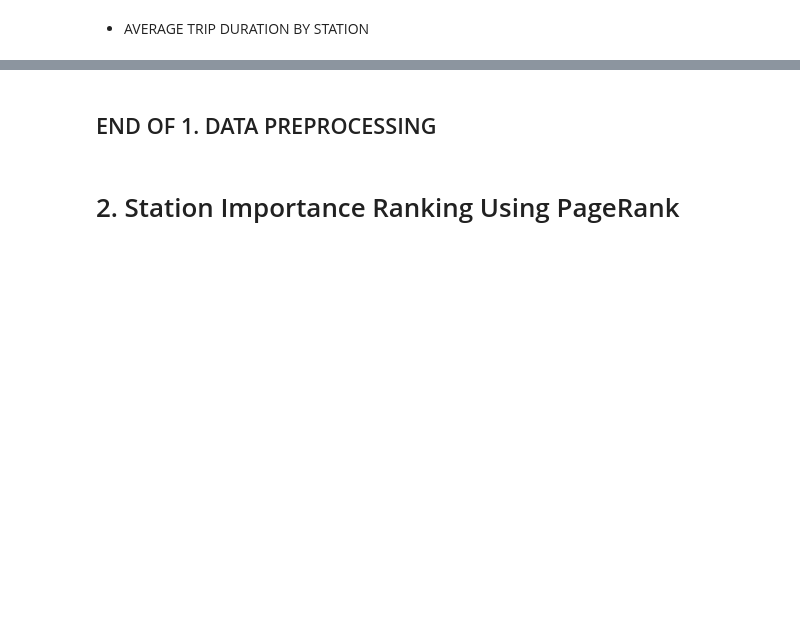
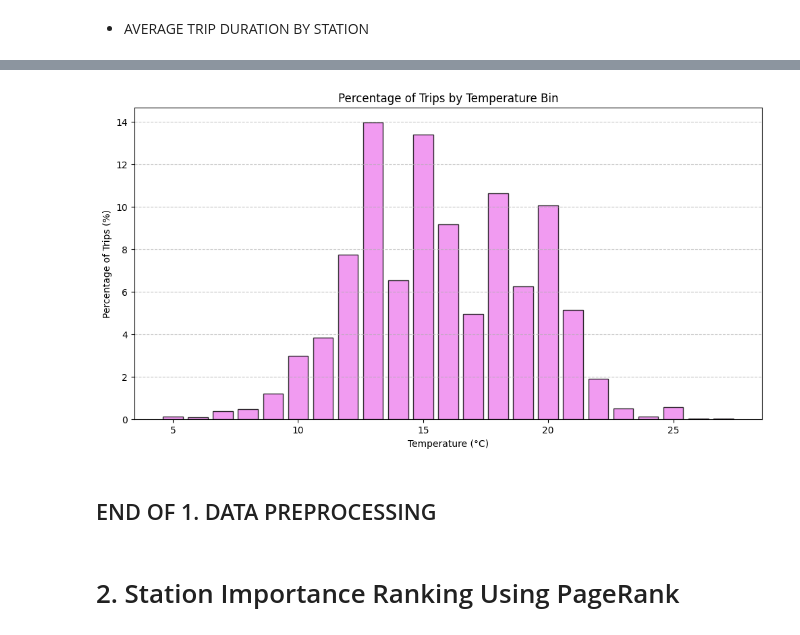
Before and after one commit to elisa-negrini/data-mining-project-, a Jupyter notebook: main.ipynb, the cells around one changed output, grey strips where cells are left out. Cells and saved outputs as stored; diff of their text form; code cells hidden in the pictures; blank space fills up the shorter version.

Commit message:
Fix data preprocessing and readme

```diff
--- a/main.ipynb
+++ b/main.ipynb
@@ -176,6 +218,6 @@ station_data.createOrReplaceTempView("station")
 # %%
 final_data = spark.sql("""
-    SELECT
+    SELECT DISTINCT
         -- Trip details
         t.`Trip ID`, t.`Start Station`, t.`End Station`, t.`Subscriber Type`, t.`Start_date`,
         t.`End_date`, t.`Start_time`, t.`End_time`,
@@ -195,9 +237,10 @@ final_data = spark.sql("""
         s2.Long AS End_Long, s2.`Dock Count` AS End_dock_count
     FROM
         trip t
-    INNER JOIN weather w ON t.Start_date = w.Date
     INNER JOIN station s1 ON t.`Start Station` = s1.Id
     INNER JOIN station s2 ON t.`End Station` = s2.Id
+    INNER JOIN weather w
+        ON t.Start_date = w.Date AND s1.City = w.`Zip`
 """
 )
 
@@ -558,3 +710,44 @@ plt.show()
+# %%
+# Step 1: Convert temperatures to Celsius and bin them
+final_data = final_data.withColumn(
+    "Temperature (C)", round((col("Mean TemperatureF") - 32) * 5 / 9, 2)
+)
+
+final_data = final_data.withColumn(
+    "Temperature Bin", floor(col("Temperature (C)"))
+)
+
+# Step 2: Calculate the number of trips per temperature bin
+trips_by_temperature = final_data.groupBy("Temperature Bin").agg(
+    count("Trip ID").alias("Total Trips")
+)
+
+# Step 3: Calculate the percentage of trips for each temperature bin
+total_trips = final_data.count()  # Total trips across all bins
+trips_by_temperature = trips_by_temperature.withColumn(
+    "Percentage of Trips",
+    round((col("Total Trips") / total_trips) * 100, 2)
+)
+
+# Convert to Pandas for plotting
+trips_by_temperature_pandas = trips_by_temperature.toPandas()
+# %%
+# Extract data for plotting
+temperature_bins = trips_by_temperature_pandas["Temperature Bin"]
+percentage_of_trips = trips_by_temperature_pandas["Percentage of Trips"]
+
+# Create a bar chart
+plt.figure(figsize=(12, 6))
+plt.bar(temperature_bins, percentage_of_trips, color='violet', edgecolor='black', alpha=0.8)
+
+# Add labels and title
+plt.xlabel("Temperature (°C)")
+plt.ylabel("Percentage of Trips (%)")
+plt.title("Percentage of Trips by Temperature Bin")
+plt.grid(axis='y', linestyle='--', alpha=0.7)
+plt.show()
+# %% [output]
+[figure, added]
 # %% [markdown]
 ## END OF 1. DATA PREPROCESSING
 # %% [markdown]
```
Also changed, not shown: parts of 51 cells of this notebook, 1 other file.
